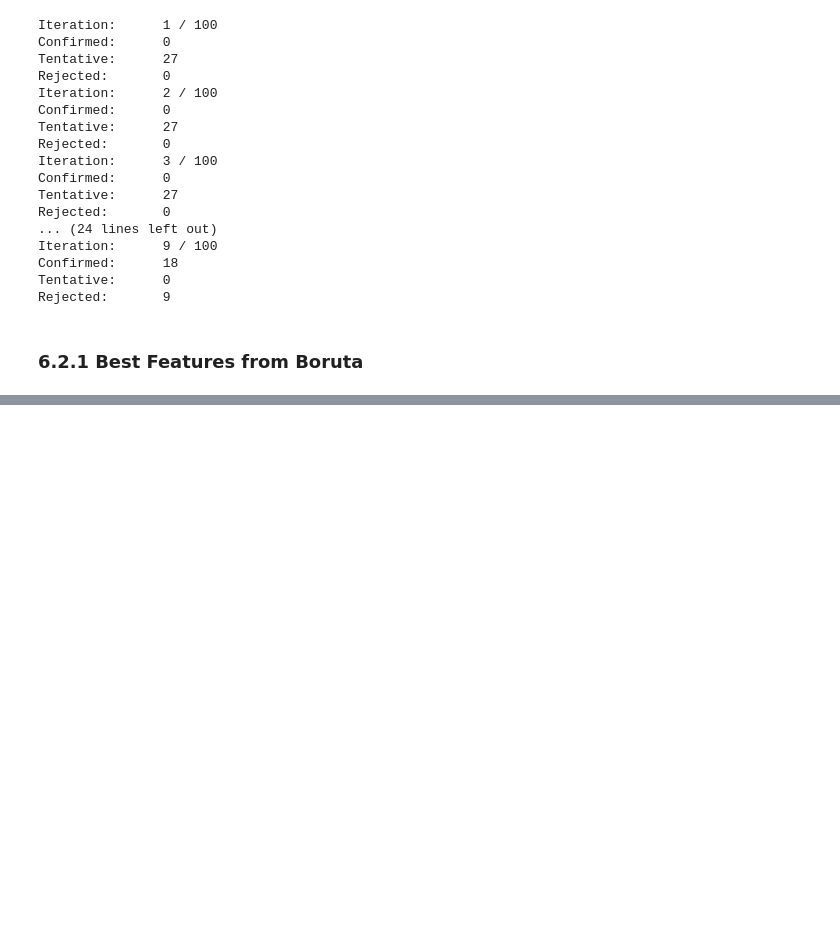
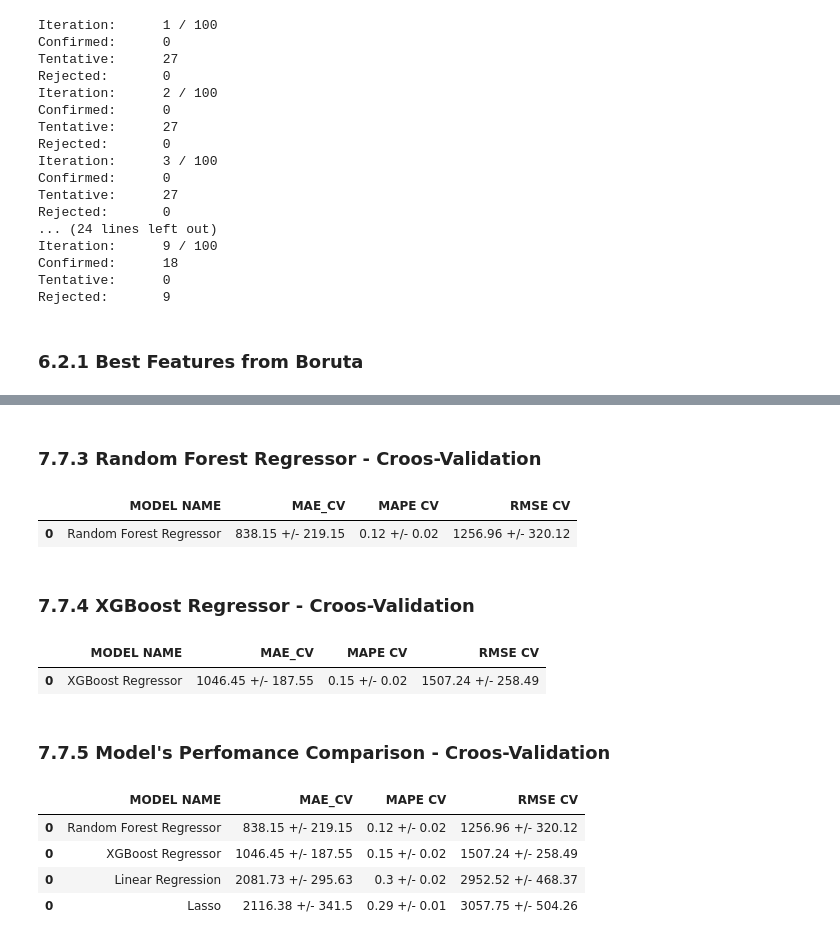
Before and after one commit to bpessoamorais/ds_em_producao, a Jupyter notebook: v01_store_sales_prediction_.ipynb, the cells around one changed output, grey strips where cells are left out. Saved outputs shown, nothing was run; the diff lists cells and outputs as text; code cells hidden in the pictures; blank space fills up the shorter version.

```diff
--- a/v01_store_sales_prediction_.ipynb
+++ b/v01_store_sales_prediction_.ipynb
@@ -1051,0 +1242,5 @@ cols_selected_boruta
+# %%
+model = LinearRegression()
+
+lr_result_cv = cross_validation("Linear Regression", model, x_training, kfold=5, verbose=True)
+lr_result_cv
@@ -1051,0 +1261,5 @@ cols_selected_boruta
+# %%
+model = Lasso(alpha=0.01)
+
+lrr_result_cv = cross_validation("Lasso", model, x_training, kfold=5, verbose=True)
+lrr_result_cv
@@ -1051,0 +1278,36 @@ cols_selected_boruta
+# %% [markdown]
+### 7.7.3 Random Forest Regressor - Croos-Validation
+# %%
+model = RandomForestRegressor(n_estimators=100, n_jobs=-1, random_state=42)
+
+rf_result_cv = cross_validation("Random Forest Regressor", model, x_training, kfold=5, verbose=False)
+rf_result_cv
+# %% [output]
+|  | MODEL NAME | MAE_CV | MAPE CV | RMSE CV |
+| 0 | Random Forest Regressor | 838.15 +/- 219.15 | 0.12 +/- 0.02 | 1256.96 +/- 320.12 |
+# %% [markdown]
+### 7.7.4 XGBoost Regressor - Croos-Validation
+# %%
+model = xgb.XGBRegressor(objective='reg:squarederror',
+                n_estimators=100,
+                eta=0.01,
+                max_depth=10,
+                subsample=0.7,
+                colsample_bytee=0.9).fit(x_train, y_train)
+
+xgb_result_cv = cross_validation("XGBoost Regressor", model, x_training, kfold=5, verbose=False)
+xgb_result_cv
+# %% [output]
+|  | MODEL NAME | MAE_CV | MAPE CV | RMSE CV |
+| 0 | XGBoost Regressor | 1046.45 +/- 187.55 | 0.15 +/- 0.02 | 1507.24 +/- 258.49 |
+# %% [markdown]
+### 7.7.5 Model's Perfomance Comparison - Croos-Validation
+# %%
+modelling_result_cv = pd.concat([lr_result_cv, lrr_result_cv, rf_result_cv, xgb_result_cv] )
+modelling_result_cv.sort_values('RMSE CV')
+# %% [output]
+|  | MODEL NAME | MAE_CV | MAPE CV | RMSE CV |
+| 0 | Random Forest Regressor | 838.15 +/- 219.15 | 0.12 +/- 0.02 | 1256.96 +/- 320.12 |
+| 0 | XGBoost Regressor | 1046.45 +/- 187.55 | 0.15 +/- 0.02 | 1507.24 +/- 258.49 |
+| 0 | Linear Regression | 2081.73 +/- 295.63 | 0.3 +/- 0.02 | 2952.52 +/- 468.37 |
+| 0 | Lasso | 2116.38 +/- 341.5 | 0.29 +/- 0.01 | 3057.75 +/- 504.26 |
```
Also changed, not shown: parts of 48 cells of this notebook.
